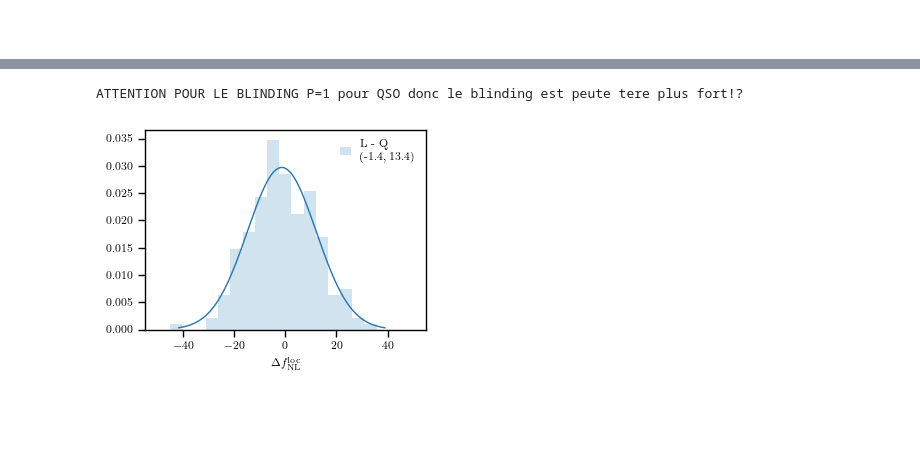
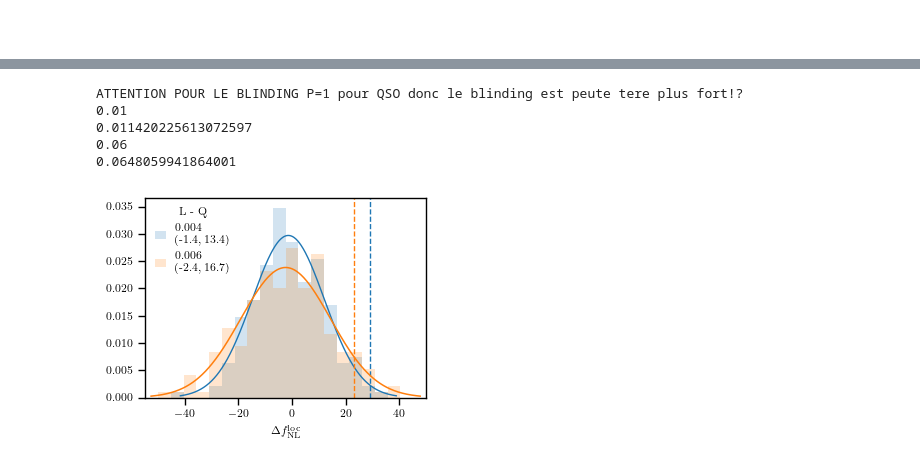
Before and after one commit to Jiaxi-Yu/desi-clustering, a Jupyter notebook: local_png/validation_mocks.ipynb, the cells around one changed output, grey strips where cells are left out. Drawn from its saved outputs; the diff is of its cells as text; code cells hidden in the pictures; blank space fills up the shorter version.

```diff
--- a/local_png/validation_mocks.ipynb
+++ b/local_png/validation_mocks.ipynb
@@ -835,5 +761,5 @@ for (order, kmin_tracer) in zip(orders, kmin_tracers):
 # %%
-kmin_lrg = 6e-3
+kmin_lrg = 4e-3
 kmin_qso = 2e-3
 kmin_lrgxqso = 2e-3
 
@@ -863,6 +789,13 @@ for i in range(3):
     axs[i].axvline(0, ls='--', c='k', lw=1)
     axs[i].set_xlim(-30, 30)
 
+from clustering_statistics.tools import bias
+axs[0].axhline(bias(zeffs['GCcomb']['LRGxLRG'][0], tracer='LRG'), ls='--', c='k')
+axs[3].axhline(bias(zeffs['GCcomb']['LRGxLRG'][0], tracer='LRG'), ls='--', c='k')
+axs[1].axhline(bias(zeffs['GCcomb']['QSOxQSO'][0], tracer='QSO'), ls='--', c='k')
+axs[3].axvline(bias(zeffs['GCcomb']['QSOxQSO'][0], tracer='QSO'), ls='--', c='k')
+axs[4].axvline(bias(zeffs['GCcomb']['QSOxQSO'][0], tracer='QSO'), ls='--', c='k')
+axs[5].axvline(bias(zeffs['GCcomb']['LRGxLRG'][0], tracer='LRG'), ls='--', c='k')
 #axs[2].axhline(2.151, ls='--', c='k', lw=1)
 plt.savefig(f'fig/L+Q+LxQ_mocks_mcmc_kmin_{kmin_lrg:1.0e}-{kmin_qso:1.0e}-{kmin_lrgxqso:1.0e}.png', dpi=400)
 
@@ -1177,7 +1448,7 @@ def _chain_sort_key(chain_key):
     )
 # %%
 # Choose parameters to display (edit this list)
-selected_params = ["fnl_loc", "LRG_ell0.b1", "ELG_ell0.b1", "QSO_ell0.b1"]
+selected_params = ["fnl_loc", 'LRG_ell0.b1', 'QSO_ell0.b1']
 
 # Optional: restrict to a subset of chains. Keep None to include all.
 # selected_chain_keys = None  # e.g. [("LRGxLRG", "GCcomb", "RIC+AMR", 0.004), ...]
@@ -1573,9 +1848,9 @@ QSOxQSO: nbins=39, nparams=4.0, ndof=35.0, percival=1.031, 0.029
 LRGxQSO: nbins=39, nparams=4.0, ndof=35.0, percival=1.031, 0.029
 [figure]
 # %%
-tracers_to_plot = ['LRGxLRG-LRGxQSO-QSOxQSO']
-kmin = '4e-03-4e-03-2e-03'
-extra_fn = '_RIC+AMR'
-diagnostic_plot(profiles, tracers_to_plot, region, kmin, extra_fn, 50, xlim_fnl=25, xlim_fnlerr=10)
+# tracers_to_plot = ['LRGxLRG-LRGxQSO-QSOxQSO']
+# kmin = '4e-03-4e-03-2e-03'
+# extra_fn = '_RIC+AMR'
+# diagnostic_plot(profiles, tracers_to_plot, region, kmin, extra_fn, 50, xlim_fnl=25, xlim_fnlerr=10)
 
 ## I NEED TO UPDATE THIS WITH NEW PROGILES STRUCUEES --> 2/3 -> 1/2 !!
@@ -1655,37 +1929,70 @@ plt.show()
 # %%
+from scipy.stats import norm
+
 def get_index(profiles, params):
     """Get the row index of a named parameter in a bestfit/profile array (list of [name, value, ...])."""
     return np.where([profiles[i][0] == params for i in range(len(profiles))])[0][0]
 
 print("ATTENTION POUR LE BLINDING P=1 pour QSO donc le blinding est peute tere plus fort!? ")
 
 plt.figure(figsize=(3.5, 2.7))
 
 nmocks = 200
 
 idx = get_index(profiles['LRGxLRG']['GCcomb']['mock_cov']['4e-03']['_RIC+AMR'][0], 'fnl_loc')
 fnl_vals = np.array([profiles['LRGxLRG']['GCcomb']['mock_cov']['4e-03']['_RIC+AMR'][i][idx][1] for i in range(nmocks)], dtype='float')
 fnl_errs = np.array([profiles['LRGxLRG']['GCcomb']['mock_cov']['4e-03']['_RIC+AMR'][i][idx][2] for i in range(nmocks)], dtype='float')
 
 idx = get_index(profiles['QSOxQSO']['GCcomb']['mock_cov']['2e-03']['_RIC+AMR'][0], 'fnl_loc')
 fnl_vals2 = np.array([profiles['QSOxQSO']['GCcomb']['mock_cov']['2e-03']['_RIC+AMR'][i][idx][1] for i in range(nmocks)], dtype='float')
 fnl_errs2 = np.array([profiles['QSOxQSO']['GCcomb']['mock_cov']['2e-03']['_RIC+AMR'][i][idx][2] for i in range(nmocks)], dtype='float')
 
 diff_val = fnl_vals2 - fnl_vals
 diff_err = fnl_errs2 - fnl_errs
 
 mu, std = np.mean(diff_val), np.std(diff_val)
-plt.hist(diff_val, range=(-50, 50), bins=21, density=True, color=f'C0', alpha=0.2, label=f'L - Q\n({mu:.1f}, {std:.1f})')
+plt.hist(diff_val, range=(-50, 50), bins=21, density=True, color=f'C0', alpha=0.2, label=f'0.004\n({mu:.1f}, {std:.1f})')
 x = np.linspace(mu - 3 * std, mu + 3 * std, 500)
 pdf = np.exp(-0.5 * ((x - mu) / std) ** 2) / (std * np.sqrt(2 * np.pi))
 plt.plot(x, pdf, color=f'C0', ls='-', lw=1)
 
+print(np.sum(diff_val > 25.2 - (-4.0)) / nmocks)
+print(norm.sf(25.2 - (-4.0), loc=mu, scale=std))
+plt.axvline(25.2 - (-4.0), ls='--', c='C0', lw=1)
+
+idx = get_index(profiles['LRGxLRG']['GCcomb']['mock_cov']['6e-03']['_RIC+AMR'][0], 'fnl_loc')
+fnl_vals = np.array([profiles['LRGxLRG']['GCcomb']['mock_cov']['6e-03']['_RIC+AMR'][i][idx][1] for i in range(nmocks)], dtype='float')
+fnl_errs = np.array([profiles['LRGxLRG']['GCcomb']['mock_cov']['6e-03']['_RIC+AMR'][i][idx][2] for i in range(nmocks)], dtype='float')
+
+idx = get_index(profiles['QSOxQSO']['GCcomb']['mock_cov']['2e-03']['_RIC+AMR'][0], 'fnl_loc')
+fnl_vals2 = np.array([profiles['QSOxQSO']['GCcomb']['mock_cov']['2e-03']['_RIC+AMR'][i][idx][1] for i in range(nmocks)], dtype='float')
+fnl_errs2 = np.array([profiles['QSOxQSO']['GCcomb']['mock_cov']['2e-03']['_RIC+AMR'][i][idx][2] for i in range(nmocks)], dtype='float')
+
+diff_val = fnl_vals2 - fnl_vals
+diff_err = fnl_errs2 - fnl_errs
+
+mu, std = np.mean(diff_val), np.std(diff_val)
+plt.hist(diff_val, range=(-50, 50), bins=21, density=True, color=f'C1', alpha=0.2, label=f'0.006\n({mu:.1f}, {std:.1f})')
+x = np.linspace(mu - 3 * std, mu + 3 * std, 500)
+pdf = np.exp(-0.5 * ((x - mu) / std) ** 2) / (std * np.sqrt(2 * np.pi))
+plt.plot(x, pdf, color=f'C1', ls='-', lw=1.1)
+
+print(np.sum(diff_val > 19.0 - (-4.0)) / nmocks)
+print(norm.sf(19.0 - (-4.0), loc=mu, scale=std))
+plt.axvline(19.0 - (-4.0), ls='--', c='C1', lw=1)
+
+
+plt.xlim([-55, 50])
 plt.xlabel(r'$\Delta f_{\rm NL}^{\rm loc}$')
-plt.legend()
+plt.legend(title='L - Q', loc='upper left')
 #plt.grid(alpha=0.2, linestyle=(0, (1, 5)), zorder=0)
 plt.tight_layout()
 plt.savefig('fig/Q-L_fnl_distribution.png', dpi=400)
 plt.show()
 # %% [output]
 ATTENTION POUR LE BLINDING P=1 pour QSO donc le blinding est peute tere plus fort!?
+0.01
+0.011420225613072597
+0.06
+0.0648059941864001
-[figure, old version]
+[figure, new version]
```
Also changed, not shown: parts of 20 cells of this notebook.
